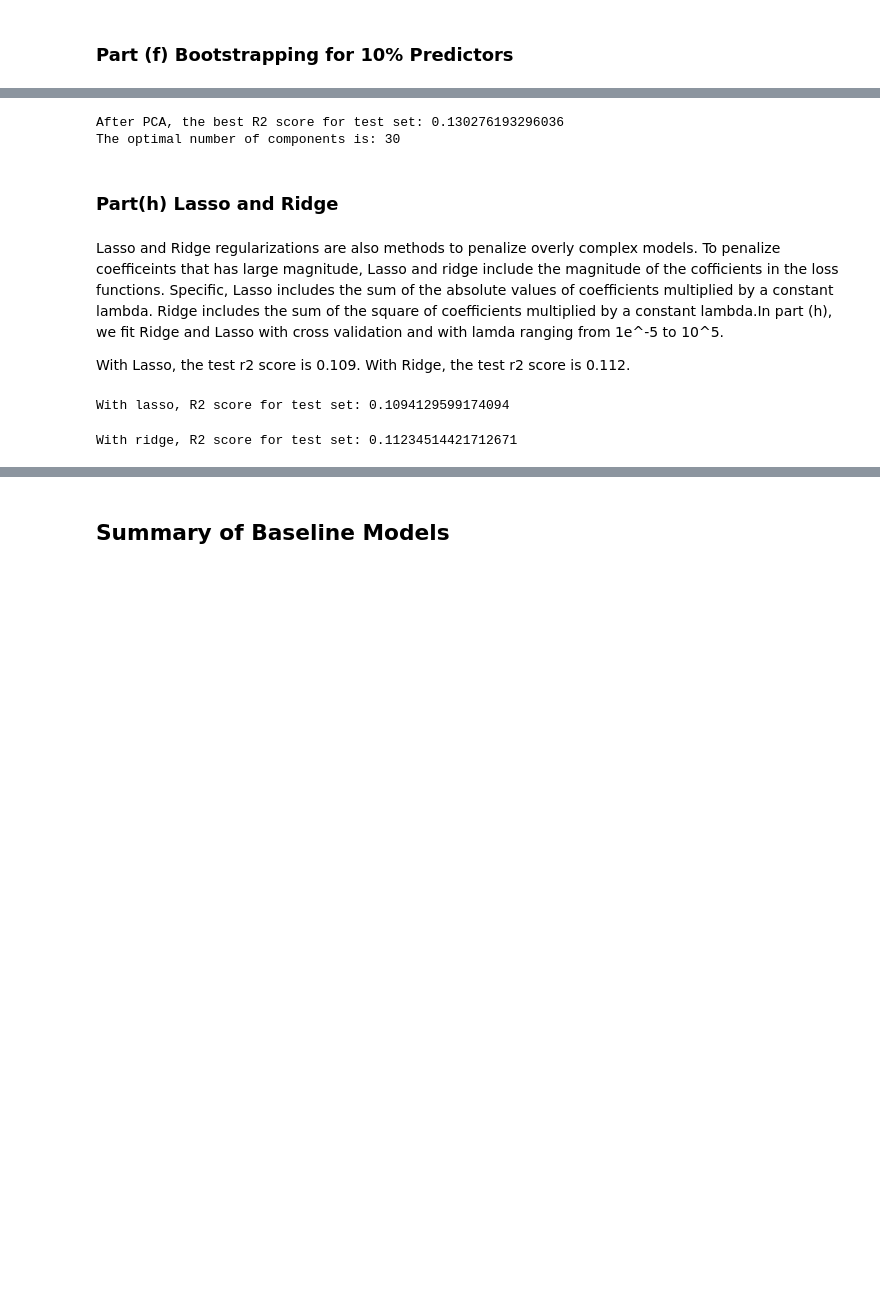
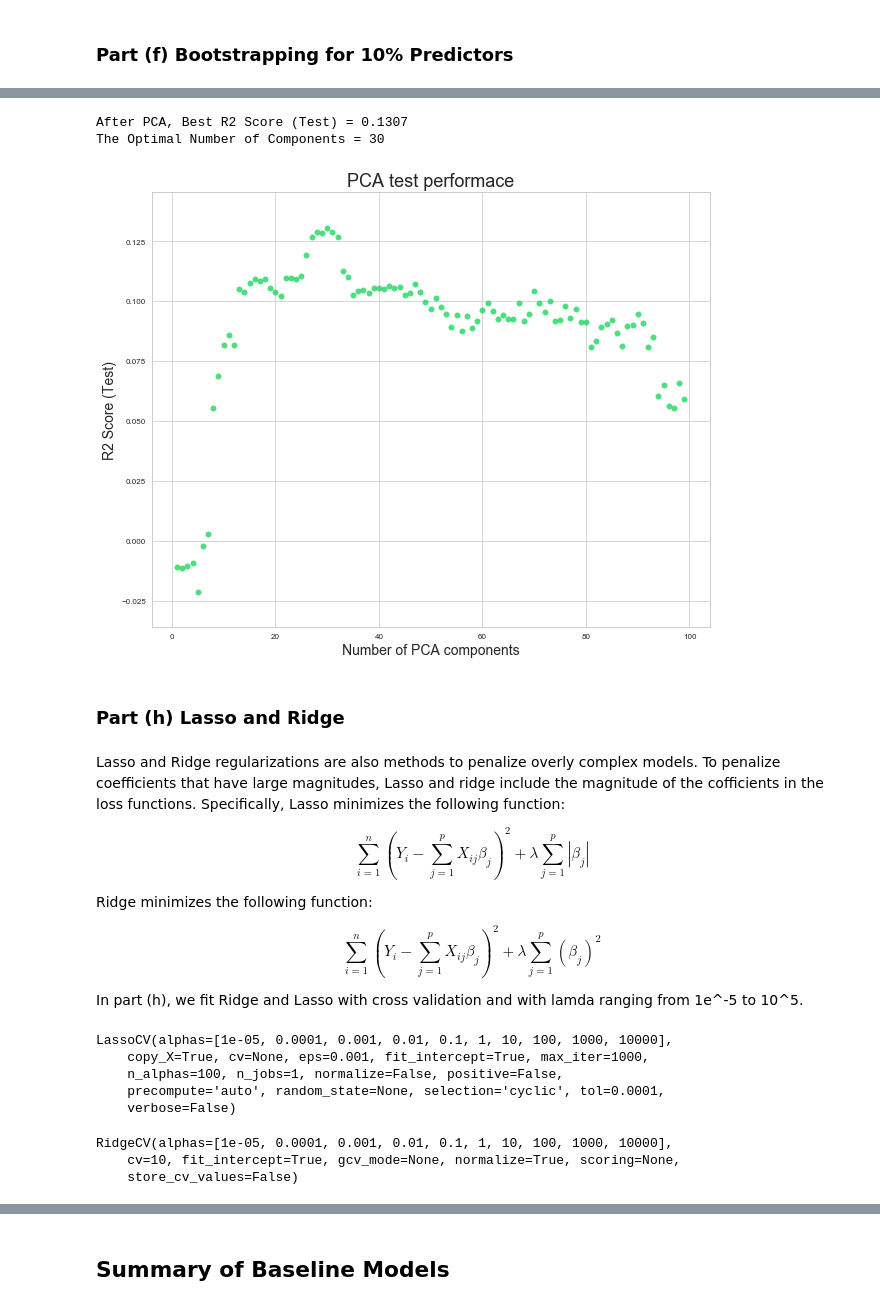
Before and after one commit to toledy/spotify, a Jupyter notebook: notebooks/baseline_models.ipynb, the cells around one changed output, grey strips where cells are left out. Cells and saved outputs as stored; diff of their text form; code cells hidden in the pictures; blank space fills up the shorter version.

```diff
--- a/notebooks/baseline_models.ipynb
+++ b/notebooks/baseline_models.ipynb
@@ -184,0 +187,27 @@ Index(['Galantis', 'Post Malone', 'Yo Gotti', 'Ellie Goulding'], dtype='object')
+# %%
+trace0 = go.Bar(
+    x=figure2_10.index,
+    y=figure2_10['coef'],
+    marker=dict(
+        color=color_bars,
+        line=dict(
+            color='#ffffff',
+            width=1.5,
+        )
+    ),
+    opacity=0.6
+)
+
+data = [trace0]
+layout = go.Layout(
+    title='Multi-Linear Regression (Top 30 Artist Predictors) Significant Predictors',
+    xaxis=dict(
+        title='Predictor',
+    ),
+    yaxis=dict(
+        title='Coefficient',
+        )
+)
+
+fig = go.Figure(data=data, layout=layout)
+py.iplot(fig, filename='text-hover-bar')
@@ -233,5 +267,11 @@ When we use all of genre predictors, we see that training r2 score is 0.59 and t
 
 Therefore, a subset of genre predictors could still be important and should be considered for building future models.
+# %%
+genre_columns = []
+
+for i in data.columns:
+    if (i[0].isalpha()==False):
+        genre_columns.append(i)
 # %%
 x_train_genre=x_train[genre_columns]
 x_test_genre=x_test[genre_columns]
@@ -418,29 +430,46 @@ for i in range(1,100):
-# %%
-print("After PCA, the best R2 score for test set: {}".format(r2_test_pca[findLargest(r2_test_pca)]))
-print("The optimal number of components is: {}".format(findLargest(r2_test_pca)+1))
-# %% [output]
-After PCA, the best R2 score for test set: 0.130276193296036
-The optimal number of components is: 30
+# %%
+print("After PCA, Best R2 Score (Test) = {:.4f}".format(r2_test_pca[findLargest(r2_test_pca)]))
+print("The Optimal Number of Components = {}".format(findLargest(r2_test_pca)+1))
+green_col = np.divide([30,215,96],255)
+n=[ele for ele in range(1,100)]
+fig, ax = plt.subplots(1, 1, figsize = (10, 8))
+ax.scatter(n,r2_test_pca, color=green_col, alpha=0.8)
+ax.set_title("PCA test performace")
+ax.set_xlabel("Number of PCA components")
+ax.set_ylabel("R2 Score (Test)");
+# %% [output]
+After PCA, Best R2 Score (Test) = 0.1307
+The Optimal Number of Components = 30
+[figure, added]
 # %% [markdown]
-### Part(h) Lasso and Ridge
+### Part (h) Lasso and Ridge
 # %% [markdown]
-Lasso and Ridge regularizations are also methods to penalize overly complex models. To penalize coefficeints that has large magnitude, Lasso and ridge include the magnitude of the cofficients in the loss functions. Specific, Lasso includes the sum of the absolute values of coefficients multiplied by a constant lambda. Ridge includes the sum of the square of coefficients multiplied by a constant lambda.In part (h), we fit Ridge and Lasso with cross validation and with lamda ranging from 1e^-5 to 10^5.
+Lasso and Ridge regularizations are also methods to penalize overly complex models. To penalize coefficients that have large magnitudes, Lasso and ridge include the magnitude of the cofficients in the loss functions. Specifically, Lasso minimizes the following function:
 
-With Lasso, the test r2 score is 0.109. With Ridge, the test r2 score is 0.112.
+$$\sum_{i=1}^n (Y_i-\sum_{j=1}^p X_{ij}\beta_j)^2 + \lambda \sum_{j=1}^p |\beta_j|$$
+
+Ridge minimizes the following function:
+
+$$\sum_{i=1}^n (Y_i-\sum_{j=1}^p X_{ij}\beta_j)^2 + \lambda \sum_{j=1}^p (\beta_j)^2$$
+
+In part (h), we fit Ridge and Lasso with cross validation and with lamda ranging from 1e^-5 to 10^5.
 # %%
-#lasso CV
+#lasso
 lambda_list=[pow(10,i) for i in range(-5,5)]
 lasso_regression = LassoCV(alphas=lambda_list, fit_intercept=True)
 lasso_regression.fit(x_train, y_train)
-lasso_regression.get_params
-print("With lasso, R2 score for test set: {}".format(lasso_regression.score(x_test,y_test)))
 # %% [output]
-With lasso, R2 score for test set: 0.1094129599174094
+LassoCV(alphas=[1e-05, 0.0001, 0.001, 0.01, 0.1, 1, 10, 100, 1000, 10000],
+    copy_X=True, cv=None, eps=0.001, fit_intercept=True, max_iter=1000,
+    n_alphas=100, n_jobs=1, normalize=False, positive=False,
+    precompute='auto', random_state=None, selection='cyclic', tol=0.0001,
+    verbose=False)
 # %%
 #ridge
 ridge_regression = RidgeCV(cv=10,alphas=lambda_list, fit_intercept=True, normalize=True)
 ridge_regression.fit(x_train, y_train)
-print("With ridge, R2 score for test set: {}".format(ridge_regression.score(x_test,y_test)))
 # %% [output]
-With ridge, R2 score for test set: 0.11234514421712671
+RidgeCV(alphas=[1e-05, 0.0001, 0.001, 0.01, 0.1, 1, 10, 100, 1000, 10000],
+    cv=10, fit_intercept=True, gcv_mode=None, normalize=True, scoring=None,
+    store_cv_values=False)
 # %%
```
Also changed, not shown: parts of 43 cells of this notebook, 2 other files.
